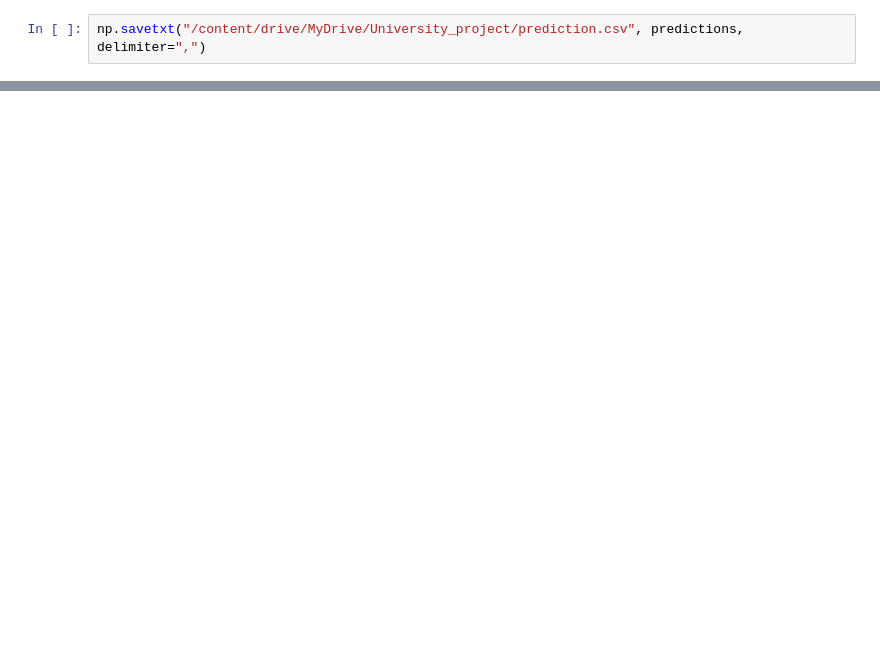
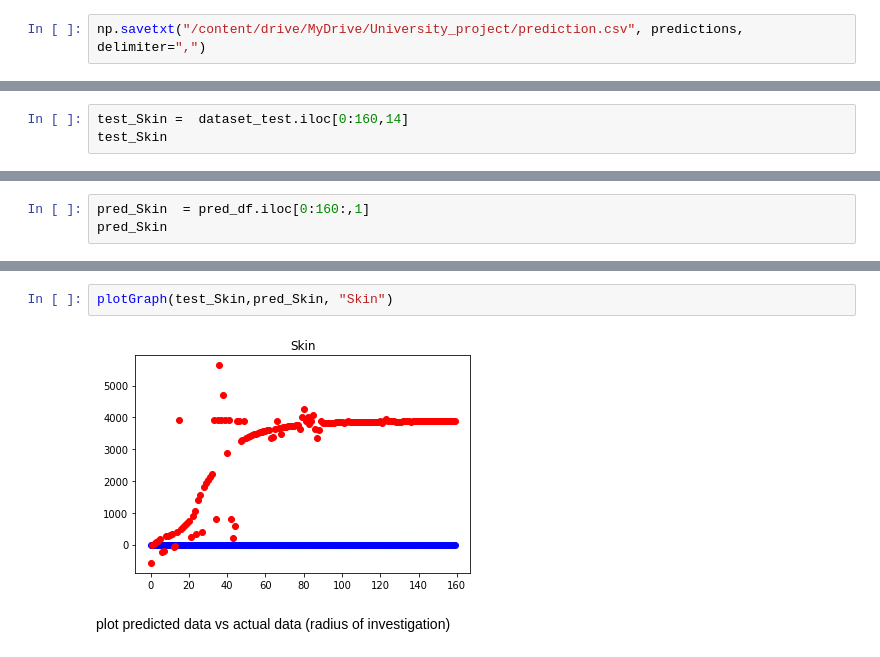
Before and after one commit to MohammadGhodsi/welltest_analysis_project, a Jupyter notebook: welltest_data_analysis.ipynb, the cells around one changed output, grey strips where cells are left out. Saved outputs shown, nothing was run; the diff lists cells and outputs as text; blank space fills up the shorter version.

```diff
--- a/welltest_data_analysis.ipynb
+++ b/welltest_data_analysis.ipynb
@@ -180,0 +257,3 @@ np.savetxt("/content/drive/MyDrive/University_project/prediction.csv", predictio
+# %%
+test_Skin =  dataset_test.iloc[0:160,14]
+test_Skin
@@ -180,0 +273,3 @@ np.savetxt("/content/drive/MyDrive/University_project/prediction.csv", predictio
+# %%
+pred_Skin  = pred_df.iloc[0:160:,1]
+pred_Skin
@@ -180,0 +289,6 @@ np.savetxt("/content/drive/MyDrive/University_project/prediction.csv", predictio
+# %%
+plotGraph(test_Skin,pred_Skin, "Skin")
+# %% [output]
+[figure, added]
+# %% [markdown]
+plot predicted data vs actual data (radius of investigation)
```
Also changed, not shown: parts of 17 cells of this notebook.
